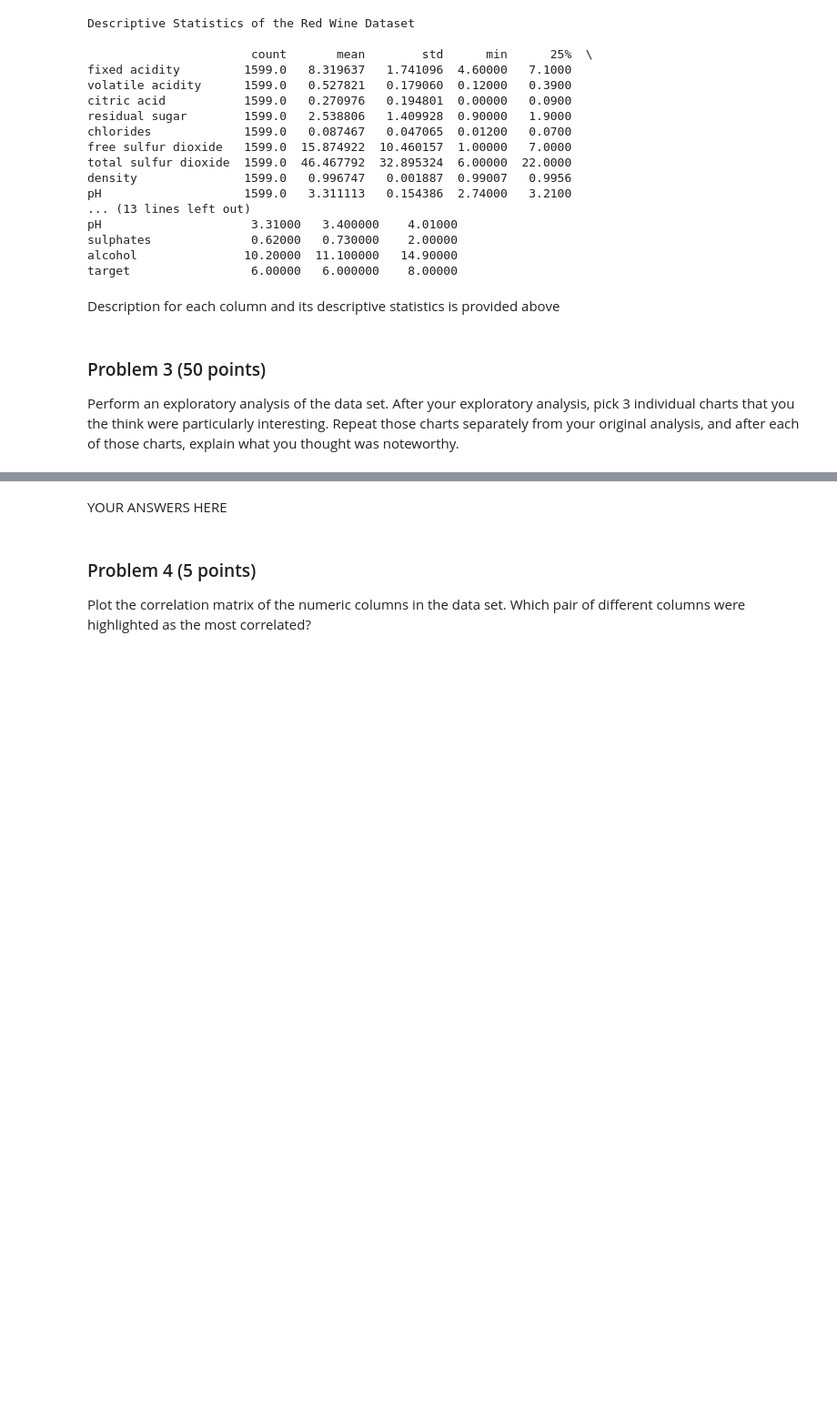
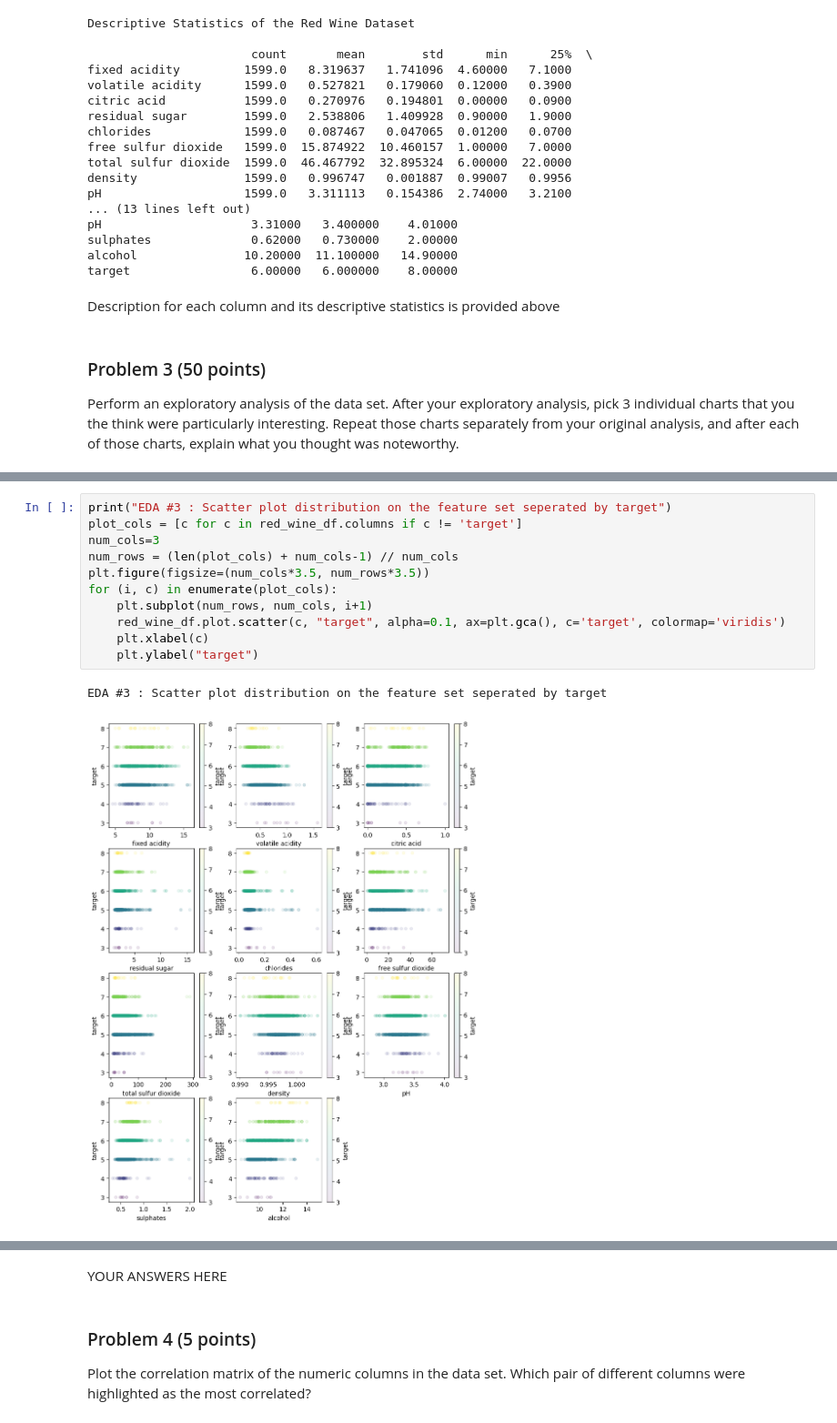
Before and after one commit to RajuNatesanBU/25fallcdsdx602_o1, a Jupyter notebook: dx602-final-project/project.ipynb, the cells around one changed output, grey strips where cells are left out. Shown at 91% size. Drawn from its saved outputs; the diff is of its cells as text; blank space fills up the shorter version.

```diff
--- a/dx602-final-project/project.ipynb
+++ b/dx602-final-project/project.ipynb
@@ -179,0 +204,14 @@ Repeat those charts separately from your original analysis, and after each of th
+# %%
+print("EDA #3 : Scatter plot distribution on the feature set seperated by target")
+plot_cols = [c for c in red_wine_df.columns if c != 'target']
+num_cols=3
+num_rows = (len(plot_cols) + num_cols-1) // num_cols
+plt.figure(figsize=(num_cols*3.5, num_rows*3.5))
+for (i, c) in enumerate(plot_cols):
+    plt.subplot(num_rows, num_cols, i+1)
+    red_wine_df.plot.scatter(c, "target", alpha=0.1, ax=plt.gca(), c='target', colormap='viridis')
+    plt.xlabel(c)
+    plt.ylabel("target")
+# %% [output]
+EDA #3 : Scatter plot distribution on the feature set seperated by target
+[figure, added]
```
Also changed, not shown: parts of 8 cells of this notebook.
